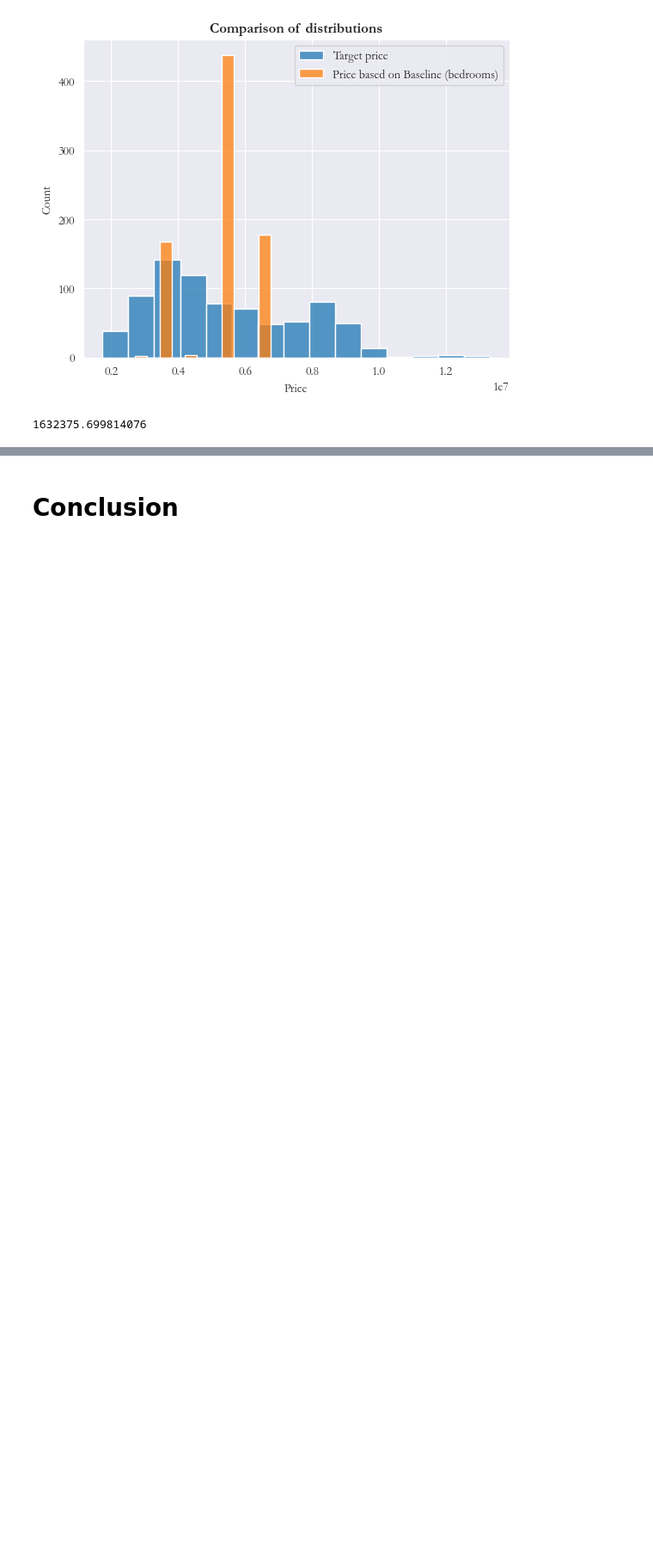
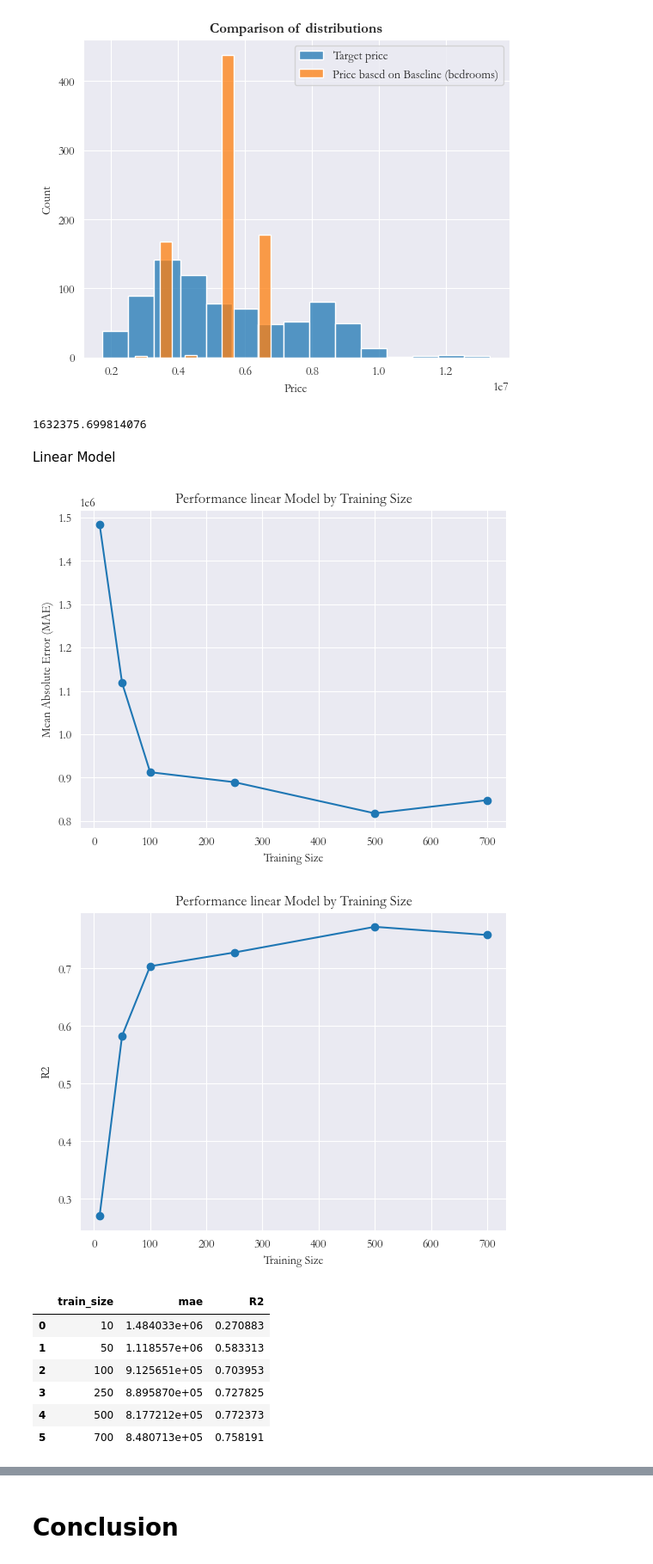
Before and after one commit to ThibaudGENEL/HousingPrice, a Jupyter notebook: notebook.ipynb, the cells around one changed output, grey strips where cells are left out. Shown at 86% size. Saved outputs shown, nothing was run; the diff lists cells and outputs as text; code cells hidden in the pictures; blank space fills up the shorter version.

```diff
--- a/notebook.ipynb
+++ b/notebook.ipynb
@@ -337,3 +333,5 @@ MAE_baseline = np.mean(np.abs(df_encoded["Price"] - df_encoded["Price_Baseline_B
 print(MAE_baseline)
 # %% [output]
 1632375.699814076
+# %% [markdown]
+Linear Model
@@ -339,0 +341,13 @@ print(MAE_baseline)
+# %%
+df_encoded=df_encoded.drop("Price_Baseline_Bedrooms",axis=1)
+linear_model(df_encoded,add_column=False)
+# %% [output]
+[figure, added]
+[figure, added]
+|  | train_size | mae | R2 |
+| 0 | 10 | 1.484033e+06 | 0.270883 |
+| 1 | 50 | 1.118557e+06 | 0.583313 |
+| 2 | 100 | 9.125651e+05 | 0.703953 |
+| 3 | 250 | 8.895870e+05 | 0.727825 |
+| 4 | 500 | 8.177212e+05 | 0.772373 |
+| 5 | 700 | 8.480713e+05 | 0.758191 |
```
Also changed, not shown: parts of 7 cells of this notebook, 1 other file.
